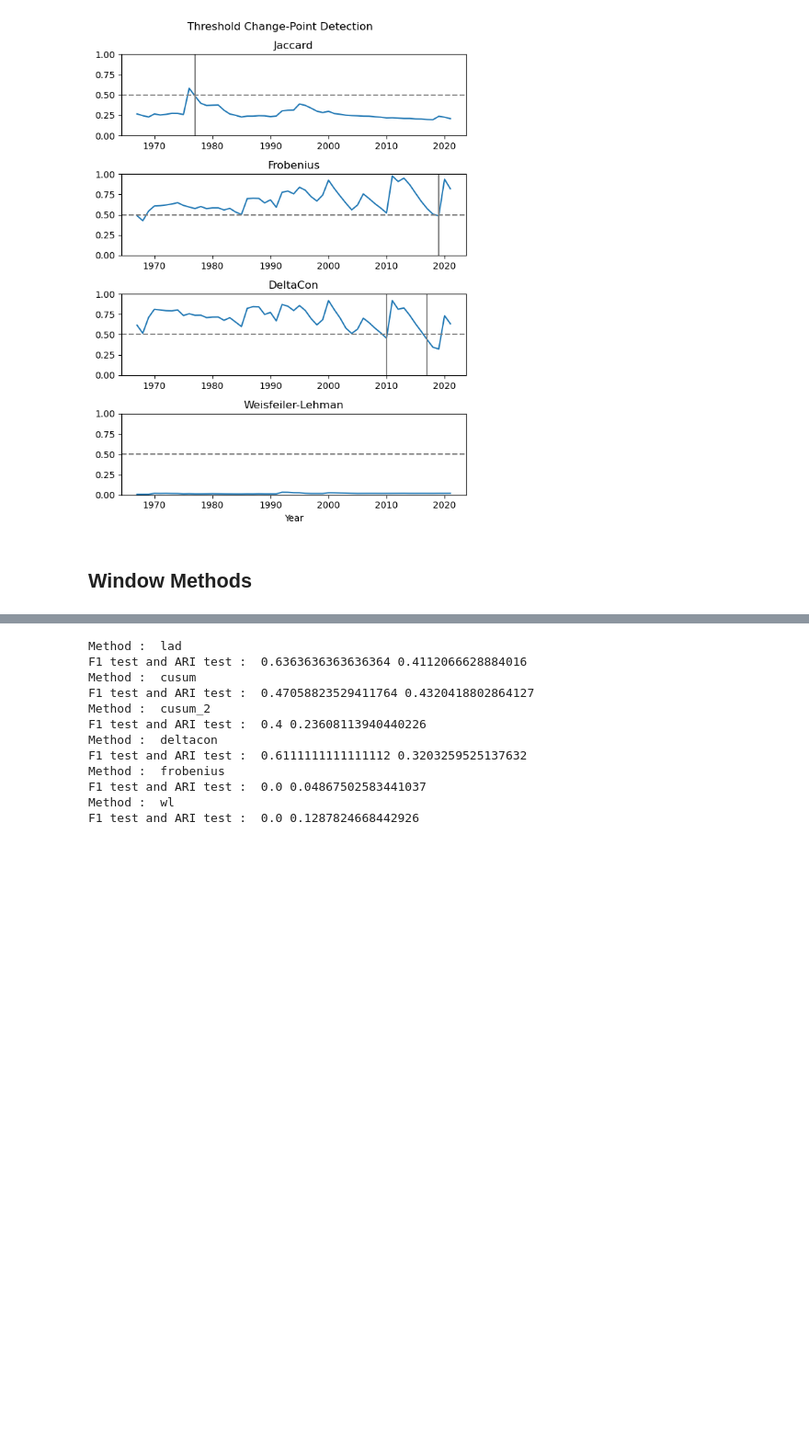
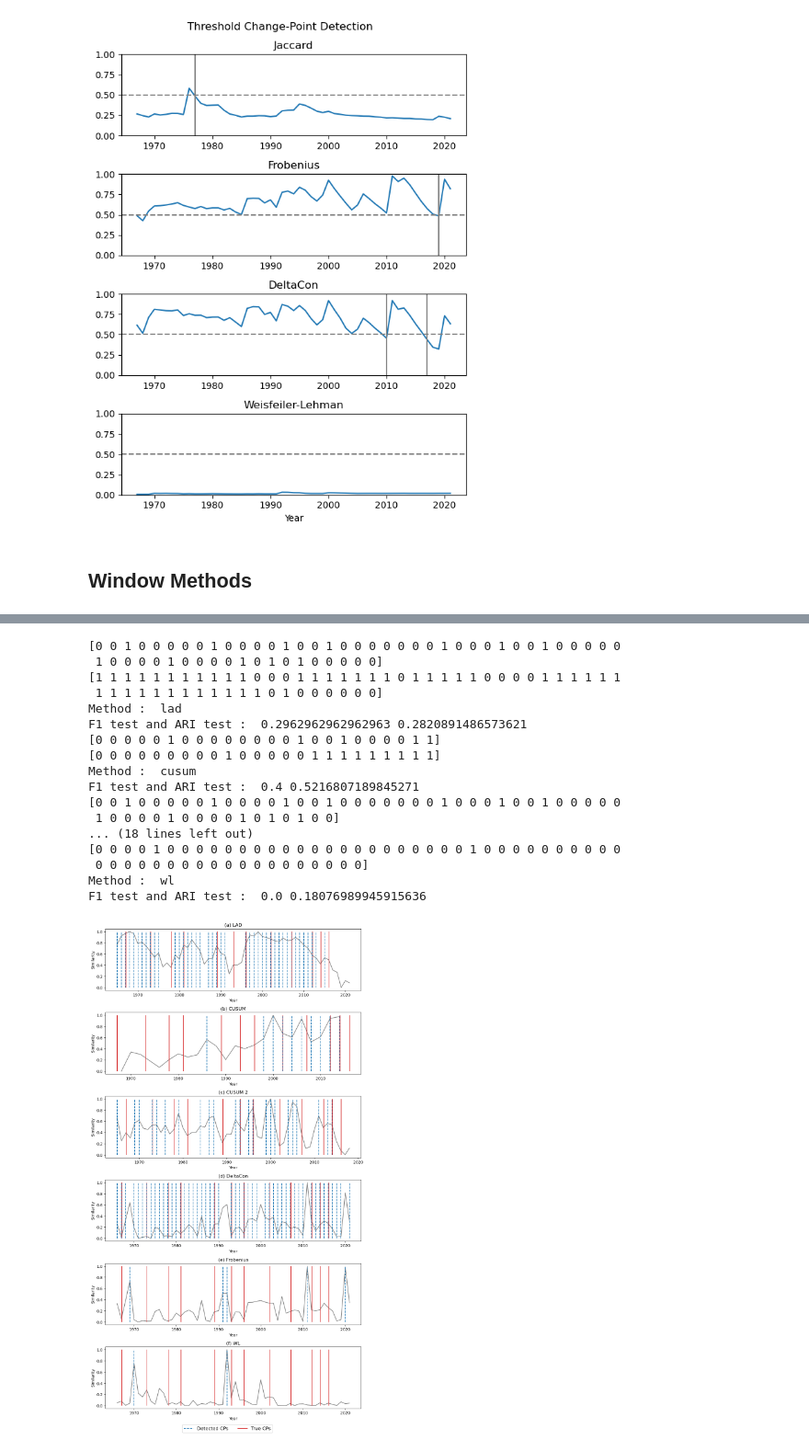
Before and after one commit to soschuetze/Trade-GNN-ChangePoint, a Jupyter notebook: notebooks/change_point_detection.ipynb, the cells around one changed output, grey strips where cells are left out. Shown at 92% size. Drawn from its saved outputs; the diff is of its cells as text; code cells hidden in the pictures; blank space fills up the shorter version.

Commit message:
Fixed s-GNN and change-point identification methods

```diff
--- a/notebooks/change_point_detection.ipynb
+++ b/notebooks/change_point_detection.ipynb
@@ -222,22 +206,22 @@ for i, g in enumerate(data):
 
 true_labels = dist_labels_to_changepoint_labels(phases)
 # %%
-lad, lad_times = laplacian_spectrum_similarity(data, window_length=6,normalize=True, n_eigen=3)
+lad, lad_times = laplacian_spectrum_similarity(data, window_length=3,normalize=True, n_eigen=3)
 lad_times = [x+1962 for x in lad_times]
 
-cusum, cusum_times = CUMSUM(data, window_length=6)
+cusum, cusum_times = CUMSUM(data, window_length=3)
 cusum_times = [x+1962 for x in cusum_times]
 
-cusum_2, cusum_2_times = CUMSUM_2(data, window_length=6)
+cusum_2, cusum_2_times = CUMSUM_2(data, window_length=3)
 cusum_2_times = [x+1962 for x in cusum_2_times]
 
-deltacon, dc_times = avg_deltacon_similarity(data, window_length=6,diff=True)
+deltacon, dc_times = avg_deltacon_similarity(data, window_length=3,diff=True)
 deltacon_times = [x+1962 for x in dc_times]
 
-frobenius, fb_times = avg_frobenius_distance(data, window_length=6,diff=True)
+frobenius, fb_times = avg_frobenius_distance(data, window_length=3,diff=True)
 fb_times = [x+1962 for x in fb_times]
 
-wl_distance, wl_times = avg_wl_distance(data, window_length=6,diff=True)
+wl_distance, wl_times = avg_wl_distance(data, window_length=3,diff=True)
 wl_times = [x+1962 for x in wl_times]
 # %%
 lad_norm = normalise_statistics(lad)
@@ -265,18 +233,61 @@ Text(0.5, 0, '$t$')
 # %%
+detected_cps = []
 for method in ['lad', 'cusum', 'cusum_2', 'deltacon','frobenius', 'wl']:
-    ari, f1 = evaluate_baseline(method, test_data=data, test_labels=true_labels, window_length=6, tolerance=3, n_eigen=4, diff=True)
+    ari, f1, cps = evaluate_baseline(method, test_data=data, test_labels=phases, window_length=3, tolerance=3, n_eigen=4, diff=True)
+    detected_cps.append(cps)
     print("Method : ", method)
     print("F1 test and ARI test : ", f1, ari)
 # %% [output]
+[0 0 1 0 0 0 0 0 1 0 0 0 0 1 0 0 1 0 0 0 0 0 0 0 1 0 0 0 1 0 0 1 0 0 0 0 0
+ 1 0 0 0 0 1 0 0 0 0 1 0 1 0 1 0 0 0 0 0]
+[1 1 1 1 1 1 1 1 1 1 1 0 0 0 1 1 1 1 1 1 1 0 1 1 1 1 1 0 0 0 0 1 1 1 1 1 1
+ 1 1 1 1 1 1 1 1 1 1 1 1 0 1 0 0 0 0 0 0]
 Method :  lad
-F1 test and ARI test :  0.6363636363636364 0.4112066628884016
+F1 test and ARI test :  0.2962962962962963 0.2820891486573621
+[0 0 0 0 0 1 0 0 0 0 0 0 0 0 1 0 0 1 0 0 0 0 1 1]
+[0 0 0 0 0 0 0 0 0 1 0 0 0 0 0 1 1 1 1 1 1 1 1 1]
 Method :  cusum
-F1 test and ARI test :  0.47058823529411764 0.4320418802864127
-Method :  cusum_2
-F1 test and ARI test :  0.4 0.23608113940440226
-Method :  deltacon
-F1 test and ARI test :  0.6111111111111112 0.3203259525137632
-Method :  frobenius
-F1 test and ARI test :  0.0 0.04867502583441037
+F1 test and ARI test :  0.4 0.5216807189845271
+[0 0 1 0 0 0 0 0 1 0 0 0 0 1 0 0 1 0 0 0 0 0 0 0 1 0 0 0 1 0 0 1 0 0 0 0 0
+ 1 0 0 0 0 1 0 0 0 0 1 0 1 0 1 0 0]
+... (18 lines left out)
+[0 0 0 0 1 0 0 0 0 0 0 0 0 0 0 0 0 0 0 0 0 0 0 0 0 0 1 0 0 0 0 0 0 0 0 0 0
+ 0 0 0 0 0 0 0 0 0 0 0 0 0 0 0 0 0 0 0]
 Method :  wl
-F1 test and ARI test :  0.0 0.1287824668442926
+F1 test and ARI test :  0.0 0.18076989945915636
+# %%
+import matplotlib.lines as mlines
+fig, axs = plt.subplots(6, 1, figsize=(10,18))
+
+axs[0].plot(lad_times, lad_norm, label='LAD', color='tab:grey')
+axs[1].plot(cusum_times, cusum_norm, label='CUSUM', color='tab:grey')
+axs[2].plot(cusum_2_times, cusum_2_norm, label='CUSUM_2', color='tab:grey')
+axs[3].plot(deltacon_times, deltacon_norm, label='DeltaCon', color='tab:grey')
+axs[4].plot(fb_times, frobenius_norm, label='Frobenius', color='tab:grey')
+axs[5].plot(wl_times, wl_distance_norm, label='WL', color='tab:grey')
+
+adjusted_cps = [i+0.1 for i in true_cps if i > 1962]
+labels = ['(a) LAD', '(b) CUSUM', '(c) CUSUM 2', '(d) DeltaCon', '(e) Frobenius', '(f) WL']
+detected_times = [lad_times, cusum_times, cusum_2_times, deltacon_times, fb_times, wl_times]
+
+for i in range(6):
+    indices = detected_cps[i]
+    selected_values = detected_cps[i]+1962
+
+    axs[i].vlines(x=adjusted_cps, ymin=0, ymax=1, linestyles='solid', label='true CPs', color='tab:red')
+    axs[i].vlines(x=selected_values, ymin=0, ymax=1, linestyles='dashed', label='Detected CPs', color='tab:blue')
+    axs[i].grid(visible=False)
+    axs[i].set_xlabel(rf'Year')
+    axs[i].set_ylabel(rf'Similarity')
+    axs[i].set_title(labels[i])
+
+handles = [mlines.Line2D([], [], color='tab:blue', linestyle='--', label='Detected CPs'),
+           mlines.Line2D([], [], color='tab:red', linestyle='-', label='True CPs')]
+
+# Add the legend to the figure
+fig.legend(handles=handles, loc='lower center', ncol=2, bbox_to_anchor=(0.5, -0.02), fontsize='large')
+
+plt.tight_layout()
+plt.show()
+# %% [output]
+[figure, added]
```
Also changed, not shown: parts of 2 cells of this notebook, 10 other files.
